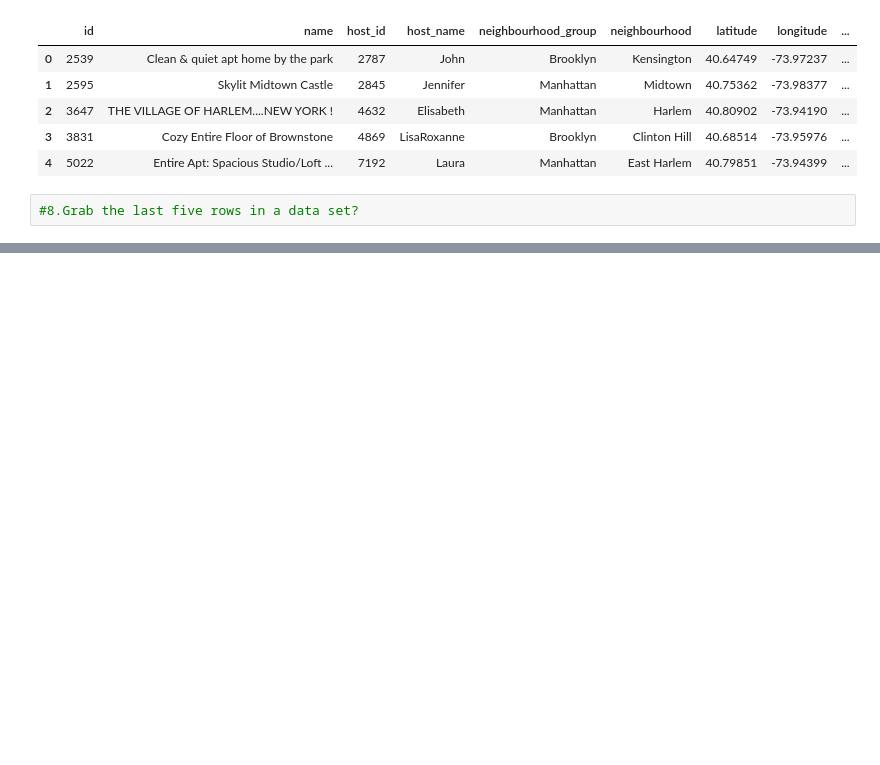
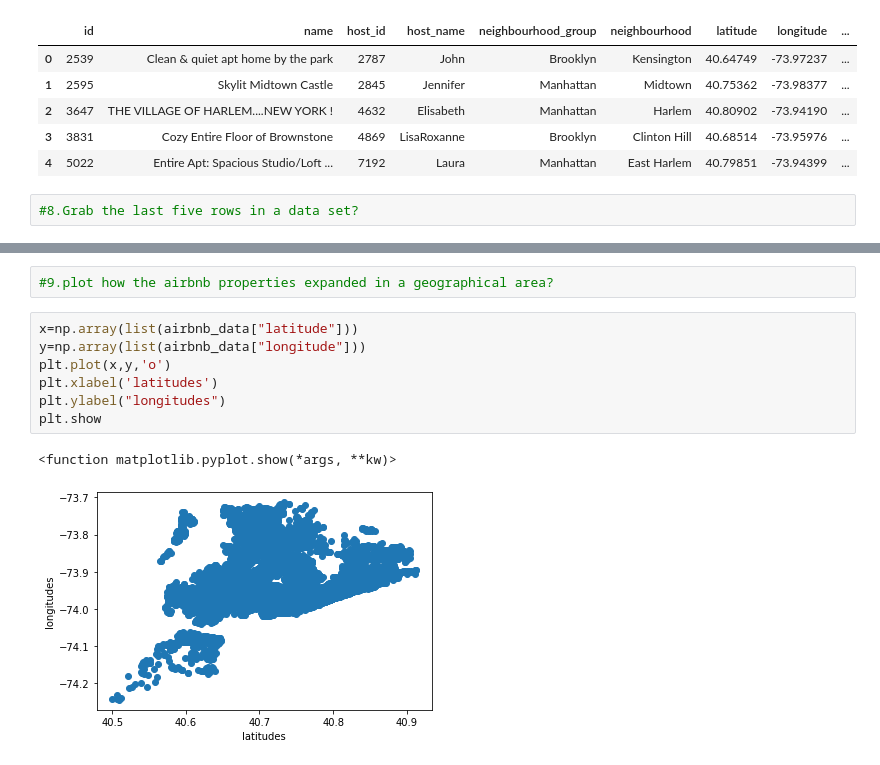
Before and after one commit to m123m12/Airbnb-Booking-Analysis, a Jupyter notebook: Copy_of_Airbnb_Bookings_Analysis_Capstone_Project.ipynb, the cells around one changed output, grey strips where cells are left out. Drawn from its saved outputs; the diff is of its cells as text; blank space fills up the shorter version.

```diff
--- a/Copy_of_Airbnb_Bookings_Analysis_Capstone_Project.ipynb
+++ b/Copy_of_Airbnb_Bookings_Analysis_Capstone_Project.ipynb
@@ -137,3 +138,15 @@ airbnb_data.tail()
 | 48892 | 36485431 | Sunny Studio at Historical Neighb... | 23492952 | Ilgar & Aysel | Manhattan | Harlem | 40.81475 | -73.94867 | ... |
 | 48893 | 36485609 | 43rd St. Time Square-cozy single bed | 30985759 | Taz | Manhattan | Hell's Kitchen | 40.75751 | -73.99112 | ... |
 | 48894 | 36487245 | Trendy duplex in the very heart o... | 68119814 | Christophe | Manhattan | Hell's Kitchen | 40.76404 | -73.98933 | ... |
+# %%
+#9.plot how the airbnb properties expanded in a geographical area?
+# %%
+x=np.array(list(airbnb_data["latitude"]))
+y=np.array(list(airbnb_data["longitude"]))
+plt.plot(x,y,'o')
+plt.xlabel('latitudes')
+plt.ylabel("longitudes")
+plt.show
+# %% [output]
+<function matplotlib.pyplot.show(*args, **kw)>
+[figure, added]
```
Also changed, not shown: parts of 1 cell of this notebook.
